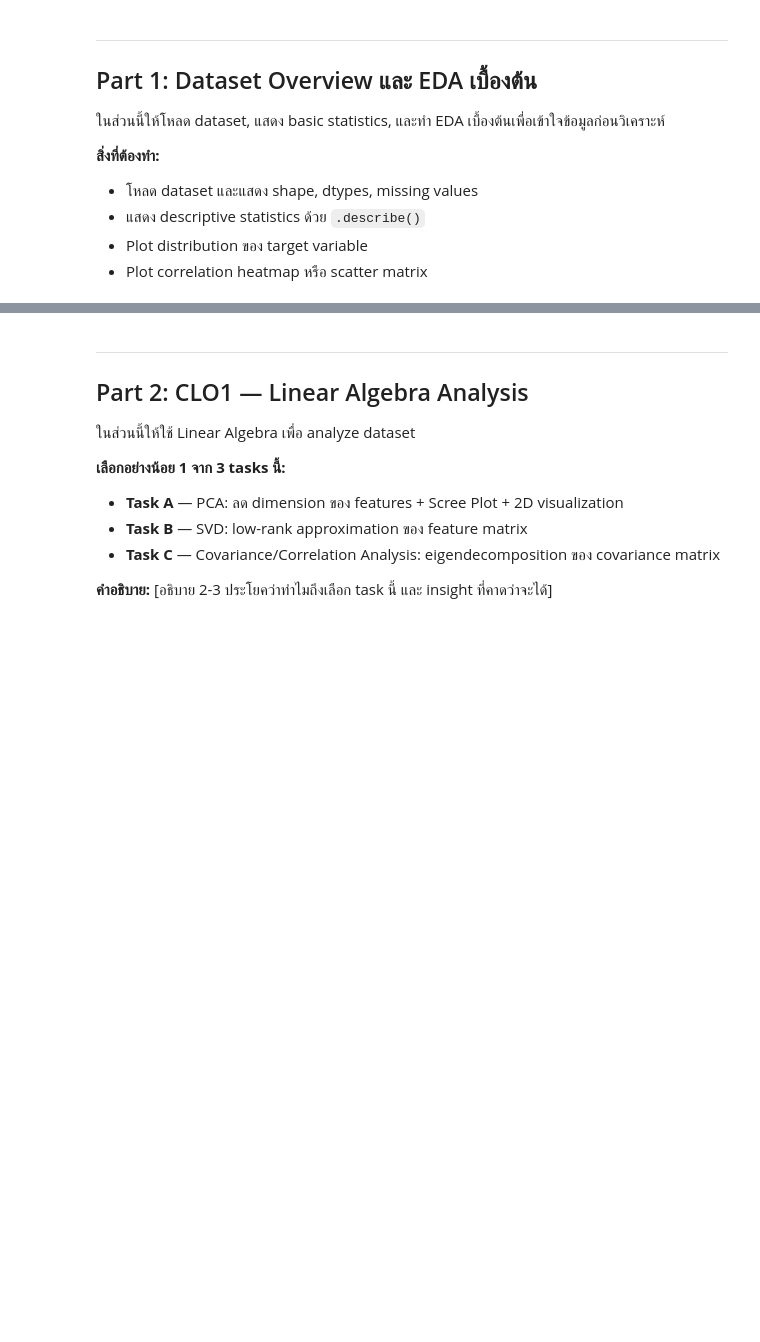
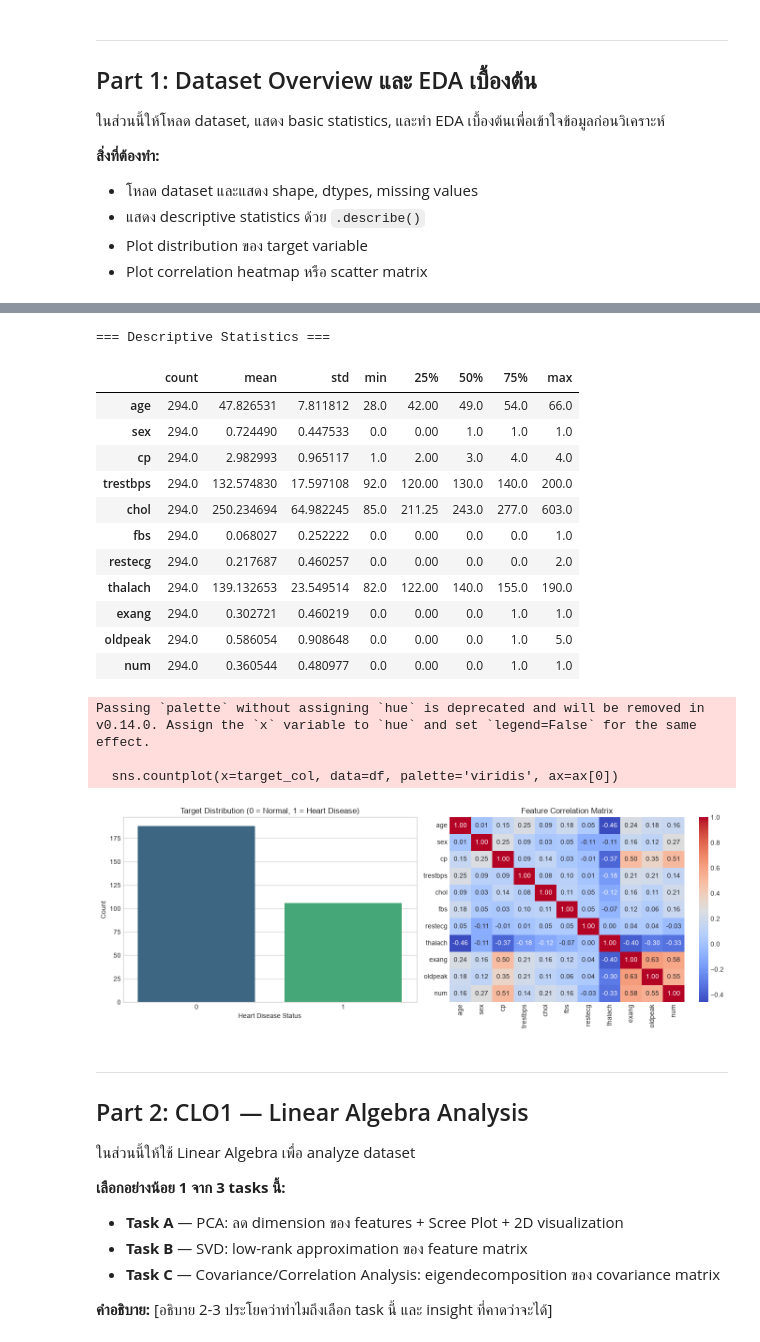
Before and after one commit to Thirat-bit/Math-Final-Project---Heart-Attack-Prediction, a Jupyter notebook: lab15_project_template.ipynb, the cells around one changed output, grey strips where cells are left out. Saved outputs shown, nothing was run; the diff lists cells and outputs as text; code cells hidden in the pictures; blank space fills up the shorter version.

```diff
--- a/lab15_project_template.ipynb
+++ b/lab15_project_template.ipynb
@@ -107,12 +109,44 @@ dtype: int64
 # %%
 # ─── Descriptive Statistics + Visualization ───────────────────────
 # วัตถุประสงค์: ดูภาพรวมของข้อมูล
 
 # TODO: เพิ่ม code สำหรับ:
-# 1. df.describe()  ← summary statistics
-# 2. Distribution plot ของ target
-# 3. Correlation heatmap
-pass
+# 1. Summary Statistics
+print("=== Descriptive Statistics ===")
+display(df.describe().T)
+
+# 2. Distribution Plot ของ Target
+fig, ax = plt.subplots(1, 2, figsize=(14, 5))
+sns.countplot(x=target_col, data=df, palette='viridis', ax=ax[0])
+ax[0].set_title('Target Distribution (0 = Normal, 1 = Heart Disease)')
+ax[0].set_xlabel('Heart Disease Status')
+ax[0].set_ylabel('Count')
+
+# 3. Correlation Heatmap
+corr_matrix = df.corr()
+sns.heatmap(corr_matrix, annot=True, fmt='.2f', cmap='coolwarm', ax=ax[1], cbar=True)
+ax[1].set_title('Feature Correlation Matrix')
+
+plt.tight_layout()
+plt.show()
+# %% [output]
+=== Descriptive Statistics ===
+|  | count | mean | std | min | 25% | 50% | 75% | max |
+| age | 294.0 | 47.826531 | 7.811812 | 28.0 | 42.00 | 49.0 | 54.0 | 66.0 |
+| sex | 294.0 | 0.724490 | 0.447533 | 0.0 | 0.00 | 1.0 | 1.0 | 1.0 |
+| cp | 294.0 | 2.982993 | 0.965117 | 1.0 | 2.00 | 3.0 | 4.0 | 4.0 |
+| trestbps | 294.0 | 132.574830 | 17.597108 | 92.0 | 120.00 | 130.0 | 140.0 | 200.0 |
+| chol | 294.0 | 250.234694 | 64.982245 | 85.0 | 211.25 | 243.0 | 277.0 | 603.0 |
+| fbs | 294.0 | 0.068027 | 0.252222 | 0.0 | 0.00 | 0.0 | 0.0 | 1.0 |
+| restecg | 294.0 | 0.217687 | 0.460257 | 0.0 | 0.00 | 0.0 | 0.0 | 2.0 |
+| thalach | 294.0 | 139.132653 | 23.549514 | 82.0 | 122.00 | 140.0 | 155.0 | 190.0 |
+| exang | 294.0 | 0.302721 | 0.460219 | 0.0 | 0.00 | 0.0 | 1.0 | 1.0 |
+| oldpeak | 294.0 | 0.586054 | 0.908648 | 0.0 | 0.00 | 0.0 | 1.0 | 5.0 |
+| num | 294.0 | 0.360544 | 0.480977 | 0.0 | 0.00 | 0.0 | 1.0 | 1.0 |
+Passing `palette` without assigning `hue` is deprecated and will be removed in v0.14.0. Assign the `x` variable to `hue` and set `legend=False` for the same effect.
+
+  sns.countplot(x=target_col, data=df, palette='viridis', ax=ax[0])
+[figure, added]
 # %% [markdown]
 ---
 ## Part 2: CLO1 — Linear Algebra Analysis
```
Also changed, not shown: parts of 3 cells of this notebook.
